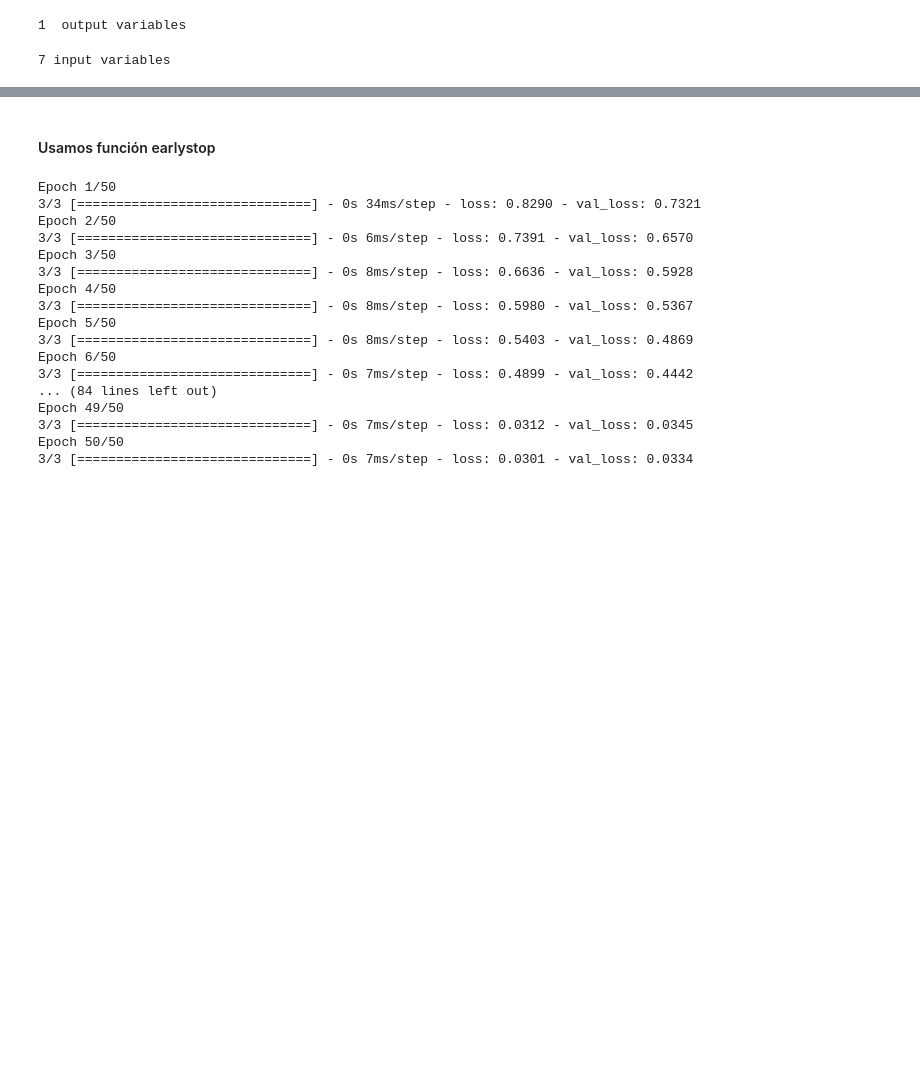
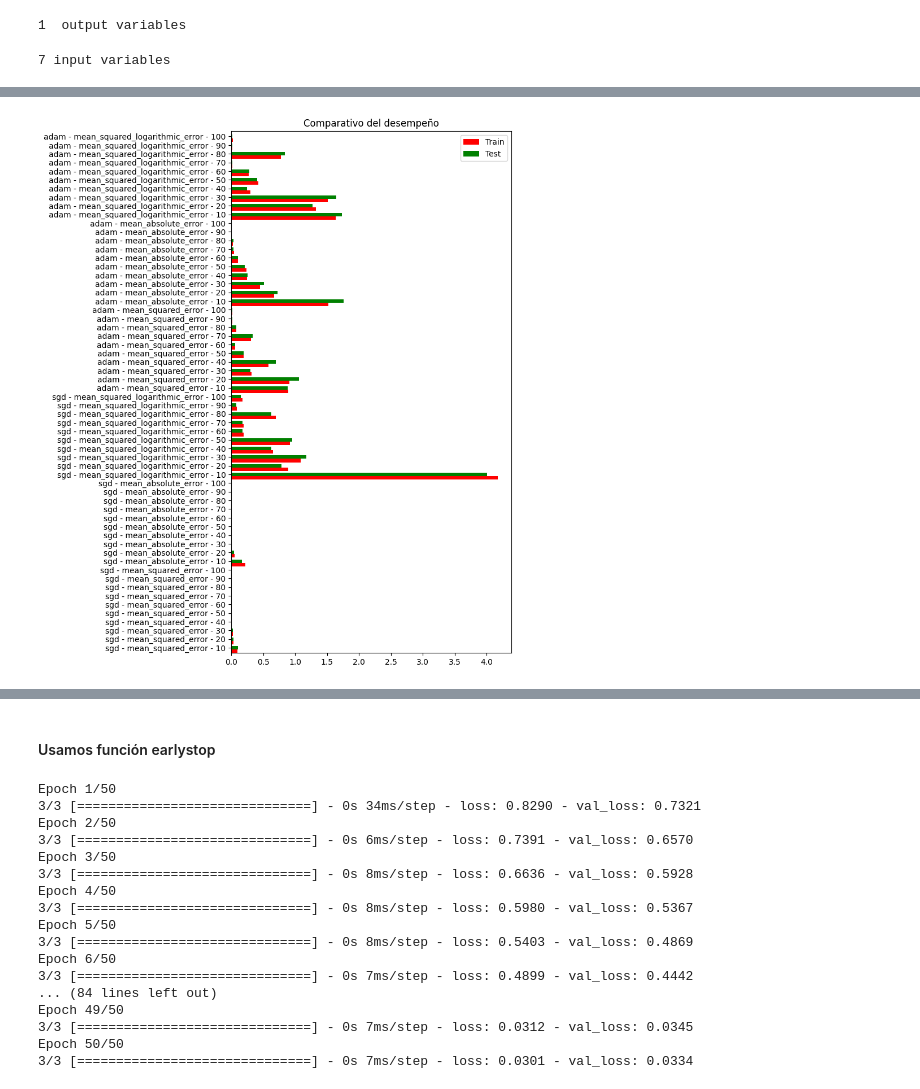
Before and after one commit to Josehoyos26/ML-y-PLN-Grupo-26, a Jupyter notebook: Proyecto Semana 6/S6TC1-Redes_Neuronales_informeV0.ipynb, the cells around one changed output, grey strips where cells are left out. Drawn from its saved outputs; the diff is of its cells as text; code cells hidden in the pictures; blank space fills up the shorter version.

```diff
--- a/Proyecto Semana 6/S6TC1-Redes_Neuronales_informeV0.ipynb
+++ b/Proyecto Semana 6/S6TC1-Redes_Neuronales_informeV0.ipynb
@@ -119,10 +94,0 @@ None
-# %%
-# Definición de función de perdida. Se usa mean_squared_error dado que es un ejercicio de regresión
-model.compile(optimizer='sgd', loss='mean_squared_error')
-# %%
-# Entrenamiento de la red neuronal con 50 épocas y después con 100
-model.fit(X_train, Y_train,
-          verbose=1,
-          epochs=100,
-          validation_data=(X_test, Y_test),
-          callbacks=[PlotLossesKeras()])
@@ -140,0 +163,21 @@ Le decimos al algoritmo que use 50 épocas para observar en la gráfica su compo
+# %%
+# Presenta los valores comparados para el fit de cada combinación:
+
+df = pd.DataFrame(dict(graph=results.keys(),
+                           n=[float(results[escenario]['eval_train']) for escenario in results],
+                           m=[float(results[escenario]['eval_test']) for escenario in results]))
+ind = np.arange(len(df))
+width = 0.4
+
+fig, ax = plt.subplots()
+fig.set_figheight(12)
+ax.set_title('Comparativo del desempeño')
+ax.barh(ind, df.n, width, color='red', label='Train')
+ax.barh(ind + width, df.m, width, color='green', label='Test')
+
+ax.set(yticks=ind + width, yticklabels=df.graph, ylim=[2*width - 1, len(df)])
+ax.legend()
+
+plt.show()
+# %% [output]
+[figure, added]
```
Also changed, not shown: parts of 7 cells of this notebook.
